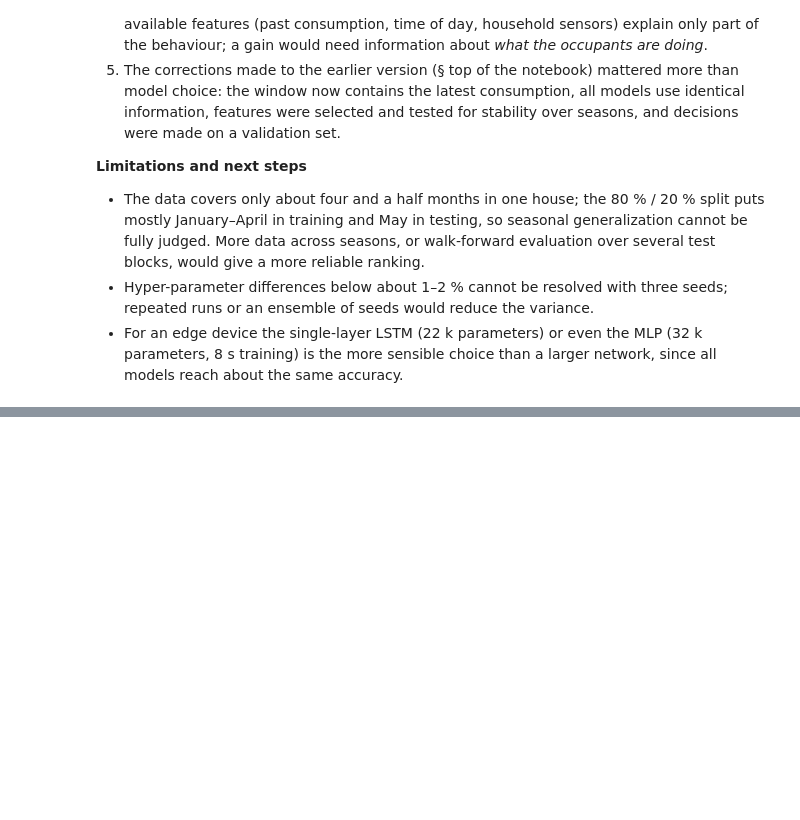
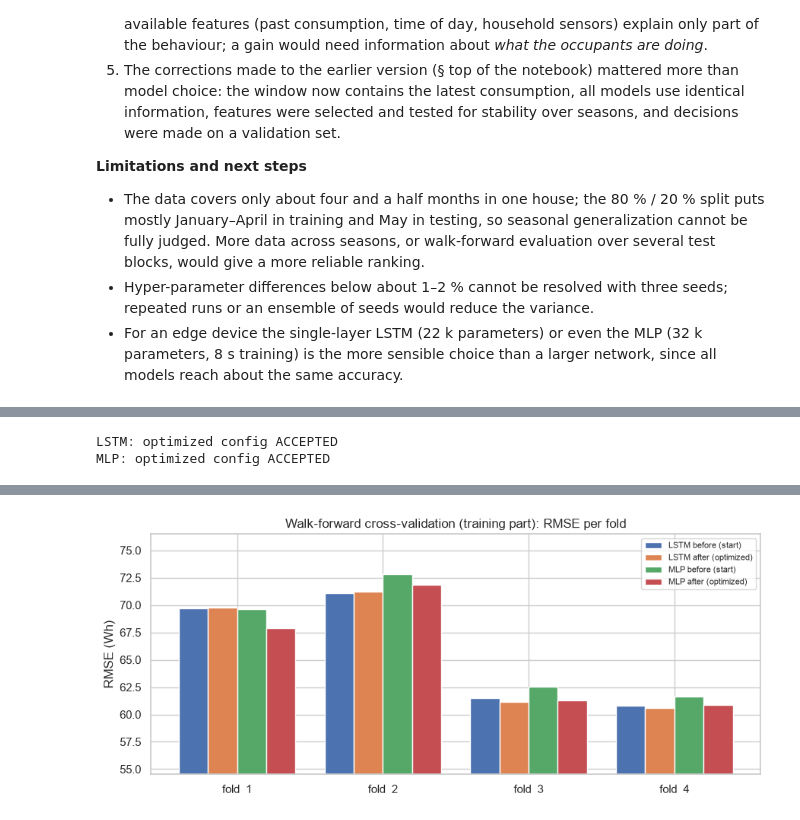
Before and after one commit to Dhanushka0626/Appliance-Energy-Prediction, a Jupyter notebook: Appliance_Energy_Prediction.ipynb, the cells around one changed output, grey strips where cells are left out. Saved outputs shown, nothing was run; the diff lists cells and outputs as text; code cells hidden in the pictures; blank space fills up the shorter version.

```diff
--- a/Appliance_Energy_Prediction.ipynb
+++ b/Appliance_Energy_Prediction.ipynb
@@ -1641,0 +2133,31 @@ Saved: results/test_results.csv, results/validation_experiments.csv, results/bes
+# %%
+# 1) confirmation with walk-forward cross-validation: start configuration vs final optimized configuration
+final_cfg, confirm_rows = {}, []
+for family in FAMILIES:
+    start = FAMILIES[family]
+    opt = {**tuned_cfg[family]}
+    wf_start, wf_opt = walk_forward_dl(start), walk_forward_dl(opt)
+    keep_opt = wf_opt["WF RMSE (Wh)"] <= wf_start["WF RMSE (Wh)"]
+    final_cfg[family] = opt if keep_opt else start
+    for label, cfg, wf in [("before (start)", start, wf_start), ("after (optimized)", opt, wf_opt)]:
+        confirm_rows.append({"Family": family, "Version": label, "Config": short(cfg) + f" pat{cfg.get('patience', PATIENCE)}",
+                             "Params": count_params(cfg), **{k: wf[k] for k in ["WF RMSE (Wh)", "WF MAE (Wh)", "WF RMSE std over fits", "Worst fold (Wh)"]},
+                             **{k: v for k, v in wf.items() if k.startswith("fold")}})
+    print(f"{family}: optimized config {'ACCEPTED' if keep_opt else 'REJECTED (not better in walk-forward CV) - start config kept'}")
+confirm = pd.DataFrame(confirm_rows)
+display(confirm.round(3))
+
+fig, ax = plt.subplots(figsize=(9, 4))
+fold_cols = [c for c in confirm.columns if c.startswith("fold")]
+width = 0.2
+for k, (_, row) in enumerate(confirm.iterrows()):
+    ax.bar(np.arange(len(fold_cols)) + k * width, row[fold_cols].astype(float), width, label=f"{row['Family']} {row['Version']}")
+ax.set_xticks(np.arange(len(fold_cols)) + 1.5 * width); ax.set_xticklabels([c.replace("fold", "fold ") for c in fold_cols])
+ax.set(title="Walk-forward cross-validation (training part): RMSE per fold", ylabel="RMSE (Wh)")
+ax.set_ylim(bottom=confirm[fold_cols].astype(float).min().min() * 0.9)
+ax.legend(fontsize=8)
+plt.tight_layout()
+plt.show()
+# %% [output]
+LSTM: optimized config ACCEPTED
+MLP: optimized config ACCEPTED
@@ -1641,0 +2169 @@ Saved: results/test_results.csv, results/validation_experiments.csv, results/bes
+[figure, added]
```
Also changed, not shown: parts of 30 cells of this notebook.
